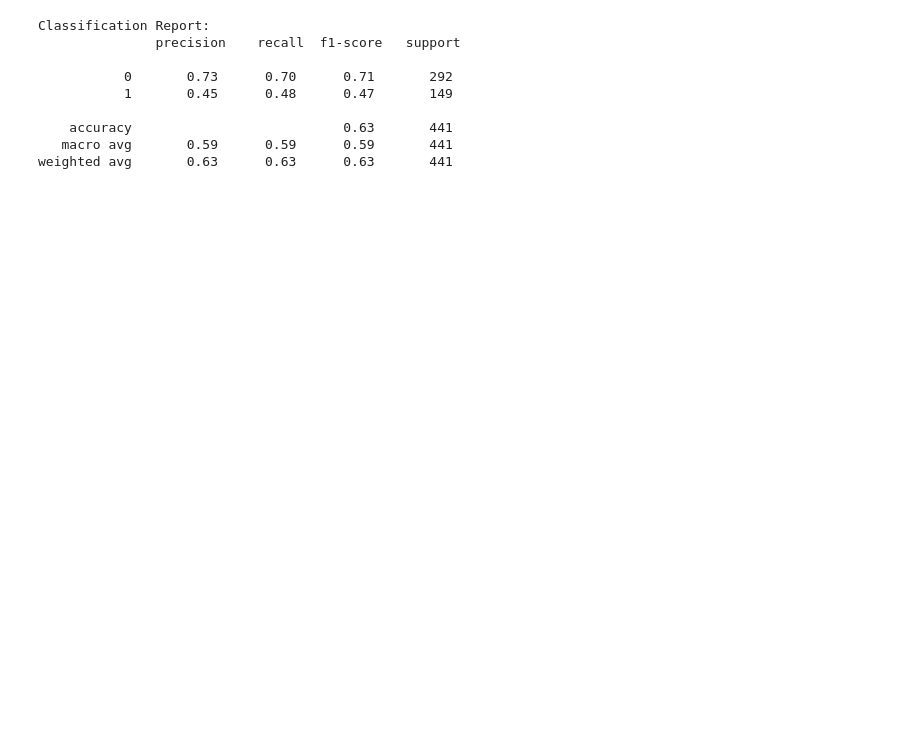
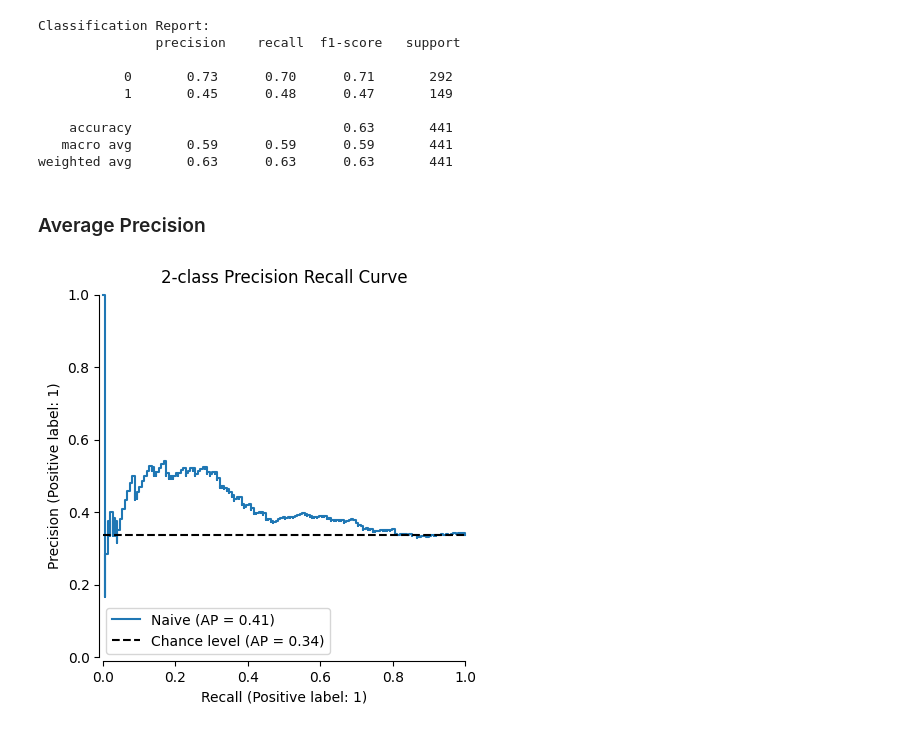
Before and after one commit to deepakbastola/malnutrition, a Jupyter notebook: Methods/naive.ipynb, the cells around one changed output. Cells and saved outputs as stored; diff of their text form; code cells hidden in the pictures; blank space fills up the shorter version.

```diff
--- a/Methods/naive.ipynb
+++ b/Methods/naive.ipynb
@@ -224,3 +197,20 @@ Classification Report:
     accuracy                           0.63       441
    macro avg       0.59      0.59      0.59       441
 weighted avg       0.63      0.63      0.63       441
+# %% [markdown]
+### Average Precision
+# %%
+from sklearn.metrics import PrecisionRecallDisplay
+
+display = PrecisionRecallDisplay.from_estimator(
+    hybrid_nb,
+    X_test,
+    y_test,
+    name="Naive",
+    plot_chance_level = True,
+    despine = True,
+)
+display.ax_.set_title('2-class Precision Recall Curve')
+plt.show()
+# %% [output]
+[figure, added]
```
Also changed, not shown: parts of 12 cells of this notebook.
